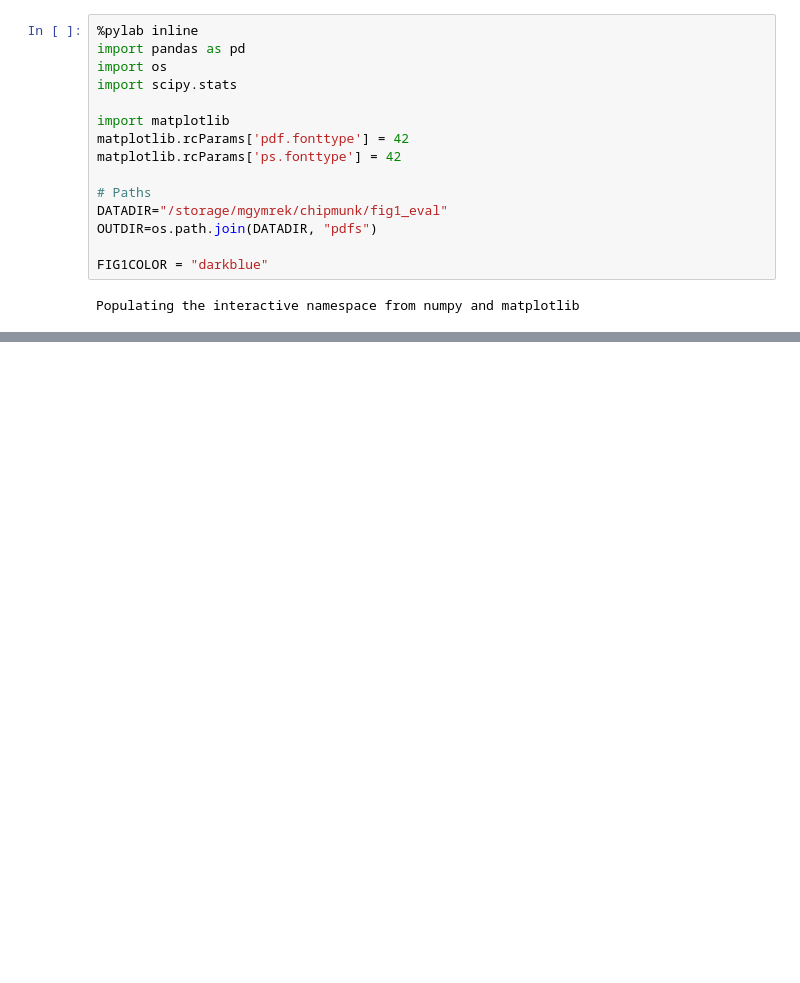
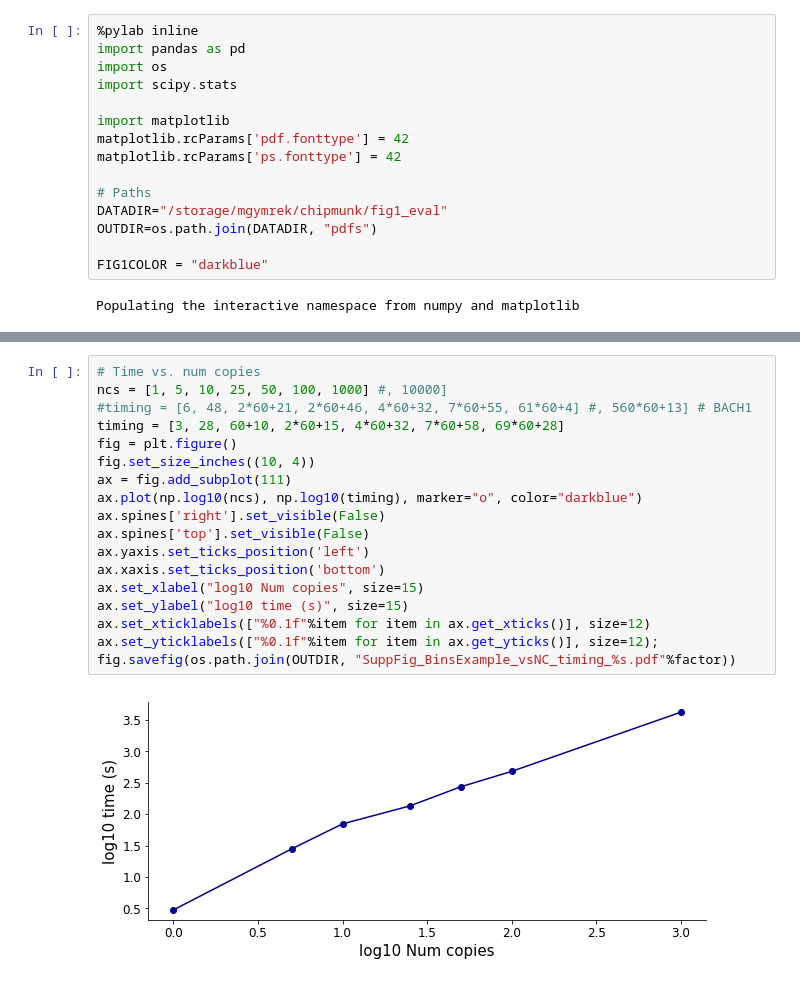
Before and after one commit to gymreklab/chips, a Jupyter notebook: paper-methods/FigureNotebooks/ChIPMunk_SuppFigNC.ipynb, the cells around one changed output, grey strips where cells are left out. Saved outputs shown, nothing was run; the diff lists cells and outputs as text; blank space fills up the shorter version.

```diff
--- a/paper-methods/FigureNotebooks/ChIPMunk_SuppFigNC.ipynb
+++ b/paper-methods/FigureNotebooks/ChIPMunk_SuppFigNC.ipynb
@@ -65,2 +121,22 @@ print(rep_cor)
+# %%
+# Time vs. num copies
+ncs = [1, 5, 10, 25, 50, 100, 1000] #, 10000]
+#timing = [6, 48, 2*60+21, 2*60+46, 4*60+32, 7*60+55, 61*60+4] #, 560*60+13] # BACH1
+timing = [3, 28, 60+10, 2*60+15, 4*60+32, 7*60+58, 69*60+28]
+fig = plt.figure()
+fig.set_size_inches((10, 4))
+ax = fig.add_subplot(111)
+ax.plot(np.log10(ncs), np.log10(timing), marker="o", color="darkblue")
+ax.spines['right'].set_visible(False)
+ax.spines['top'].set_visible(False)
+ax.yaxis.set_ticks_position('left')
+ax.xaxis.set_ticks_position('bottom')
+ax.set_xlabel("log10 Num copies", size=15)
+ax.set_ylabel("log10 time (s)", size=15)
+ax.set_xticklabels(["%0.1f"%item for item in ax.get_xticks()], size=12)
+ax.set_yticklabels(["%0.1f"%item for item in ax.get_yticks()], size=12);
+fig.savefig(os.path.join(OUTDIR, "SuppFig_BinsExample_vsNC_timing_%s.pdf"%factor))
+# %% [output]
+[figure, added]
 # %%
 # Look at model as a function of cell number
```
Also changed, not shown: parts of 6 cells of this notebook, 6 other files.
